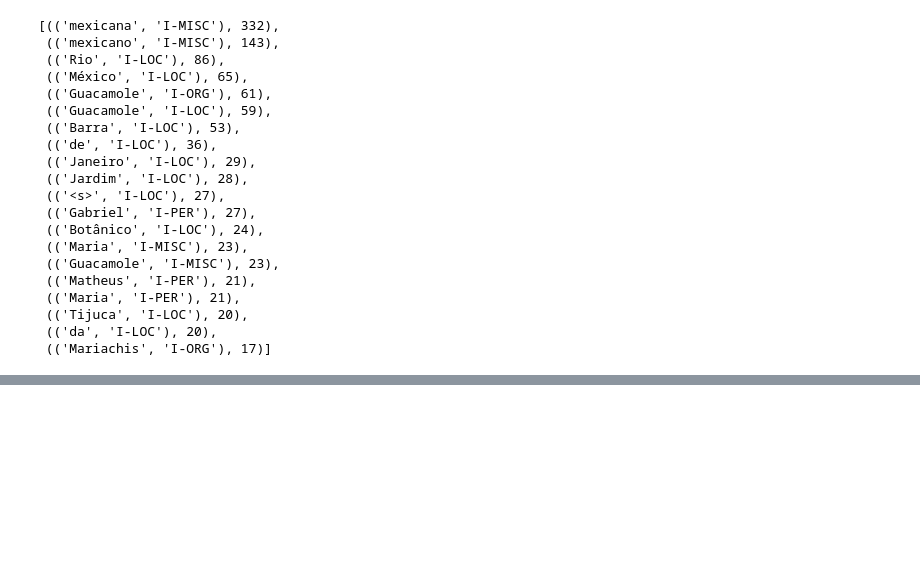
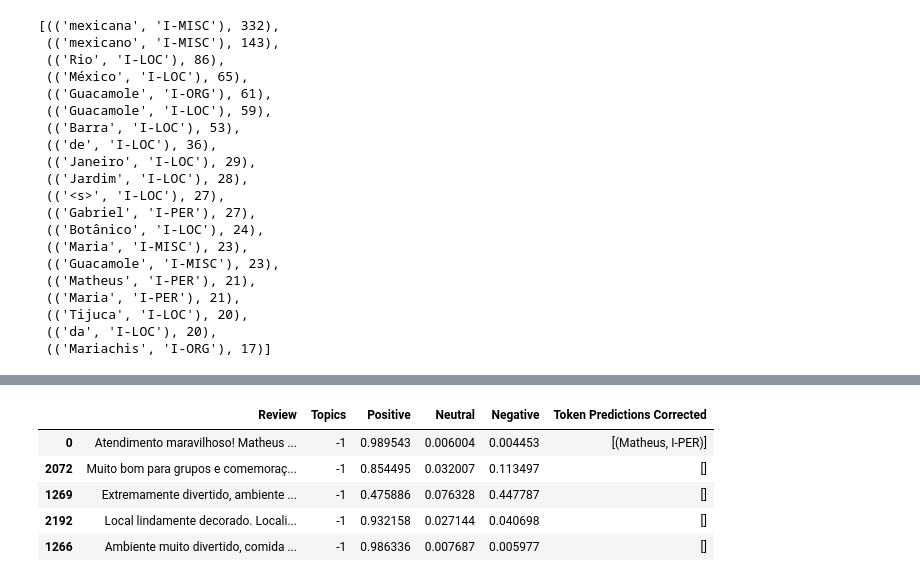
Before and after one commit to isabellalcarmo/Satisfaction-Analysis-Text-Mining, a Jupyter notebook: TripAdvisor/analysisGuacamole.ipynb, the cells around one changed output, grey strips where cells are left out. Saved outputs shown, nothing was run; the diff lists cells and outputs as text; code cells hidden in the pictures; blank space fills up the shorter version.

```diff
--- a/TripAdvisor/analysisGuacamole.ipynb
+++ b/TripAdvisor/analysisGuacamole.ipynb
@@ -526,0 +576,16 @@ result.to_csv('topics_ner.csv', index=False)
+# %%
+df_topics = df_topics.sort_values(by='Topics')
+df_topics = df_topics.drop(columns='Date')
+df_topics = df_topics.drop(columns='Names')
+df_topics = df_topics.drop(columns='Review Lemma')
+df_topics = df_topics.drop(columns='Representation')
+df_topics = df_topics.drop(columns='Representative_Docs')
+# %%
+df_topics.head()
+# %% [output]
+|  | Review | Topics | Positive | Neutral | Negative | Token Predictions Corrected |
+| 0 | Atendimento maravilhoso! Matheus ... | -1 | 0.989543 | 0.006004 | 0.004453 | [(Matheus, I-PER)] |
+| 2072 | Muito bom para grupos e comemoraç... | -1 | 0.854495 | 0.032007 | 0.113497 | [] |
+| 1269 | Extremamente divertido, ambiente ... | -1 | 0.475886 | 0.076328 | 0.447787 | [] |
+| 2192 | Local lindamente decorado. Locali... | -1 | 0.932158 | 0.027144 | 0.040698 | [] |
+| 1266 | Ambiente muito divertido, comida ... | -1 | 0.986336 | 0.007687 | 0.005977 | [] |
```
Also changed, not shown: parts of 27 cells of this notebook, 11 other files.
